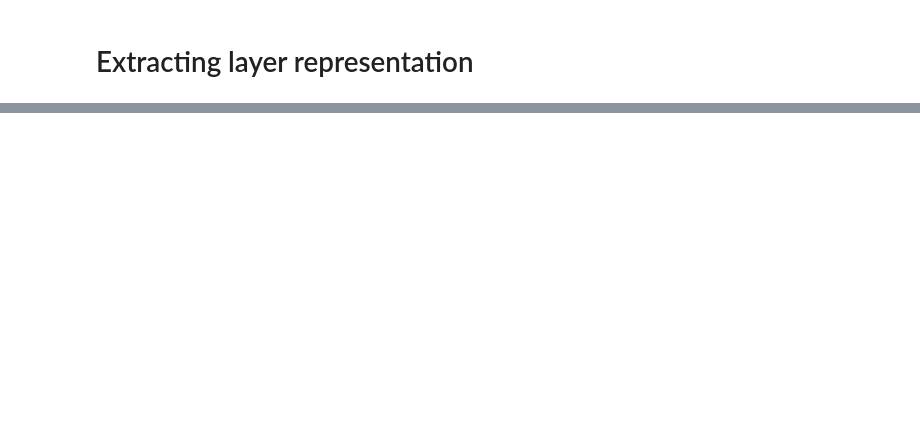
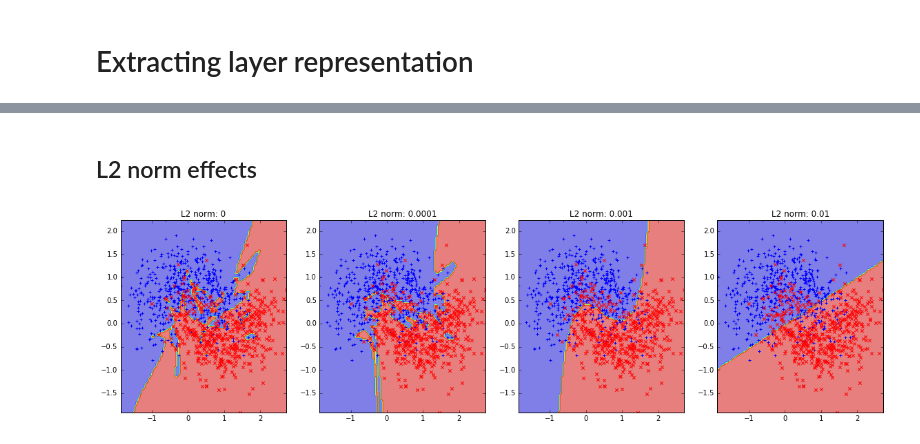
Before and after one commit to alvarouc/mlp, a Jupyter notebook: examples/moon_sklearn.ipynb, the cells around one changed output, grey strips where cells are left out. Cells and saved outputs as stored; diff of their text form; code cells hidden in the pictures; blank space fills up the shorter version.

Commit message:
added examples for effects of regularization

```diff
--- a/examples/moon_sklearn.ipynb
+++ b/examples/moon_sklearn.ipynb
@@ -59,0 +55,26 @@ plt.plot(layers[2][label==1,0], layers[2][label==1,1],'r.')
+# %%
+def plot_decision(clf, data):
+    xmin, ymin = data.min(axis=0)
+    xmax, ymax = data.max(axis=0)
+
+    x,y = np.meshgrid(np.linspace(xmin,xmax,100),np.linspace(ymin,ymax,100))
+    mesh = np.vstack((x.ravel(), y.ravel())).T
+    ypred = clf.predict(mesh)
+
+    plt.contourf(x, y, ypred.reshape(x.shape), alpha=0.5)
+    plt.scatter(data[label==0,0], data[label==0,1], marker='+')
+    plt.scatter(data[label==1,0], data[label==1,1], c= 'red', marker='x')
+    plt.xlim(xmin, xmax)
+    plt.ylim(ymin, ymax)
+# %% [markdown]
+## L2 norm effects
+# %%
+plt.figure(figsize=(25,5))
+for n, l2 in enumerate([0, 0.0001, 0.001, 0.01]):
+    clf = MLP(n_hidden=30, n_deep=3, l2_norm=l2, l1_norm=0, early_stop=False, max_epoch=10000)
+    clf.fit(data, label)
+    plt.subplot(1,5, n+1)
+    plot_decision(clf, data)
+    plt.title('L2 norm: {}'.format(l2))
+# %% [output]
+[figure, added]
```
Also changed, not shown: parts of 15 cells of this notebook, 1 other file.
